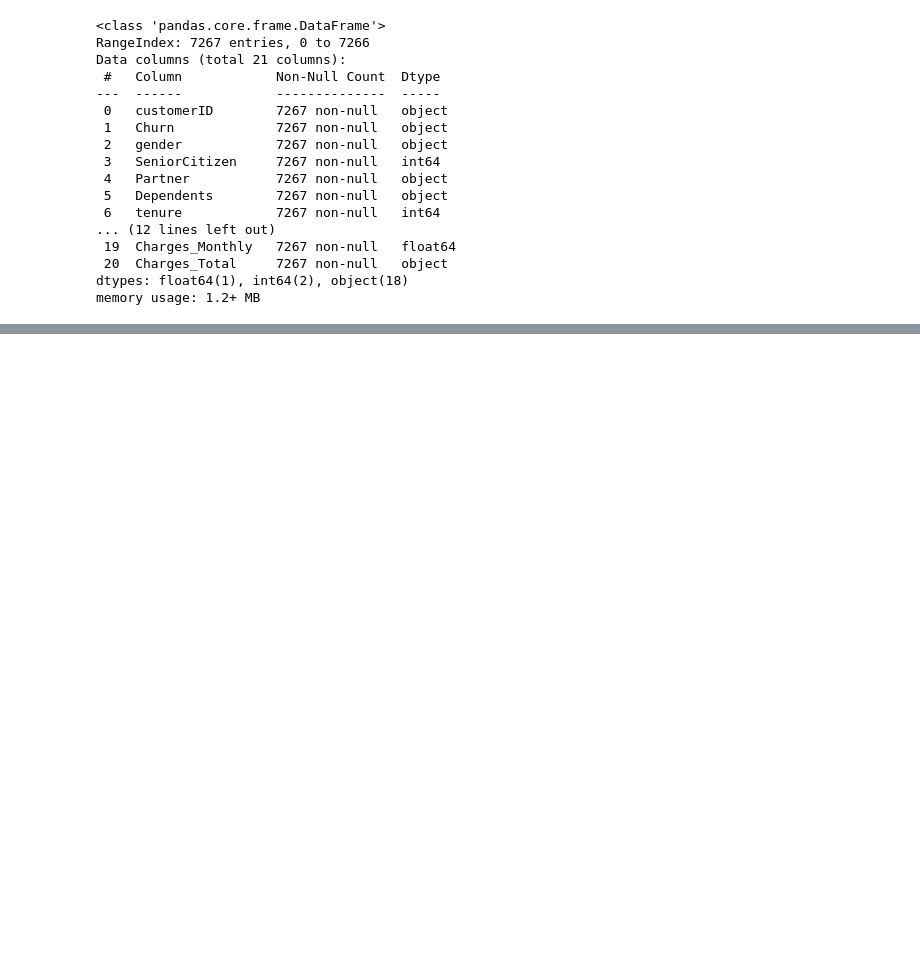
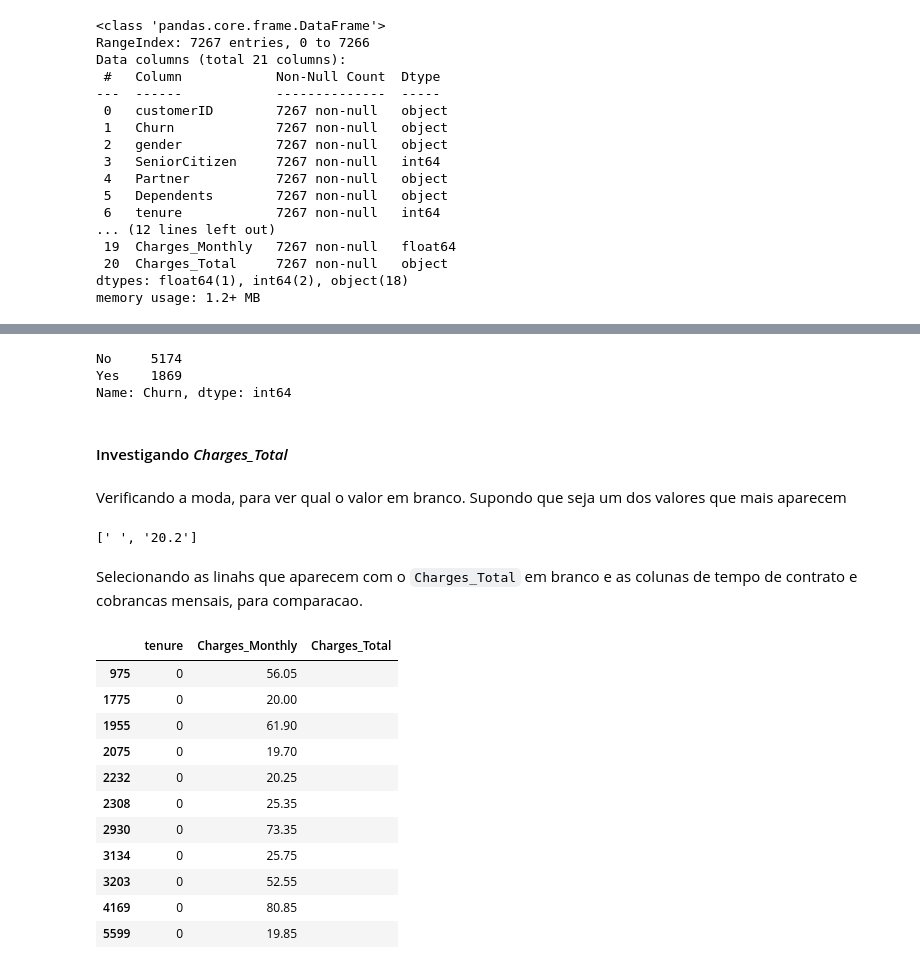
Before and after one commit to itsGab/ChallengeDS, a Jupyter notebook: nb_exploracao/nb05.ipynb, the cells around one changed output, grey strips where cells are left out. Cells and saved outputs as stored; diff of their text form; code cells hidden in the pictures; blank space fills up the shorter version.

```diff
--- a/nb_exploracao/nb05.ipynb
+++ b/nb_exploracao/nb05.ipynb
@@ -85,0 +178,33 @@ memory usage: 1.2+ MB
+# %%
+df['Churn'].value_counts()
+# %% [output]
+No     5174
+Yes    1869
+Name: Churn, dtype: int64
+# %% [markdown]
+#### Investigando *Charges_Total*
+# %% [markdown]
+Verificando a moda, para ver qual o valor em branco. Supondo que seja um dos valores que mais aparecem
+# %%
+df['Charges_Total'].mode().tolist()
+# %% [output]
+[' ', '20.2']
+# %% [markdown]
+Selecionando as linahs que aparecem com o `Charges_Total` em branco e as colunas de tempo de contrato e cobrancas mensais, para comparacao.
+# %%
+colunas_numericas = ['tenure', 'Charges_Monthly', 'Charges_Total']
+
+df.query('Charges_Total == " "')[colunas_numericas]
+# %% [output]
+|  | tenure | Charges_Monthly | Charges_Total |
+| 975 | 0 | 56.05 |  |
+| 1775 | 0 | 20.00 |  |
+| 1955 | 0 | 61.90 |  |
+| 2075 | 0 | 19.70 |  |
+| 2232 | 0 | 20.25 |  |
+| 2308 | 0 | 25.35 |  |
+| 2930 | 0 | 73.35 |  |
+| 3134 | 0 | 25.75 |  |
+| 3203 | 0 | 52.55 |  |
+| 4169 | 0 | 80.85 |  |
+| 5599 | 0 | 19.85 |  |
```
Also changed, not shown: parts of 33 cells of this notebook, 6 other files.
